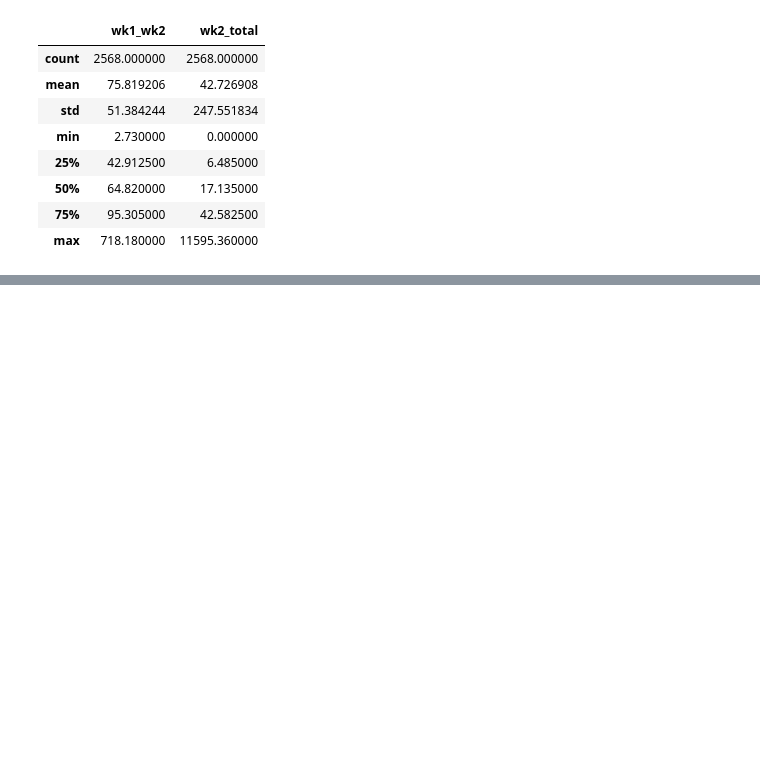
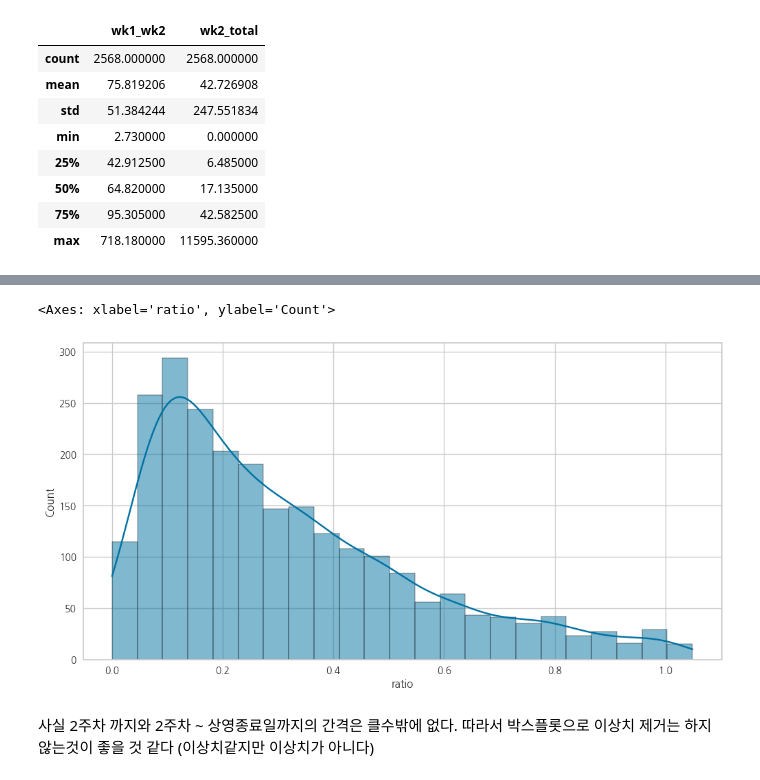
Before and after one commit to Seungwoo-JI64/BAF-25-2-Marketing, a Jupyter notebook: classification/jsw.ipynb, the cells around one changed output, grey strips where cells are left out. Saved outputs shown, nothing was run; the diff lists cells and outputs as text; code cells hidden in the pictures; blank space fills up the shorter version.

```diff
--- a/classification/jsw.ipynb
+++ b/classification/jsw.ipynb
@@ -113,0 +182,20 @@ plt.show()
+# %%
+#박스플롯 기준 이상치 탐지
+def find_outliers_iqr(data_series):
+    Q1 = data_series.quantile(0.25)
+    Q3 = data_series.quantile(0.75)
+    IQR = Q3 - Q1
+    lower_bound = Q1 - 1.5 * IQR
+    upper_bound = Q3 + 1.5 * IQR
+    return (data_series < lower_bound) | (data_series > upper_bound)
+
+is_outlier = cluster_1[['ratio']].apply(find_outliers_iqr)
+
+cluster_1_box = cluster_1[~is_outlier['ratio']].copy()
+plt.figure(figsize=(12, 6))
+sns.histplot(cluster_1_box['ratio'], kde=True)
+# %% [output]
+<Axes: xlabel='ratio', ylabel='Count'>
+[figure, added]
+# %% [markdown]
+사실 2주차 까지와 2주차 ~ 상영종료일까지의 간격은 클수밖에 없다. 따라서 박스플롯으로 이상치 제거는 하지 않는것이 좋을 것 같다 (이상치같지만 이상치가 아니다)
```
Also changed, not shown: parts of 41 cells of this notebook.
